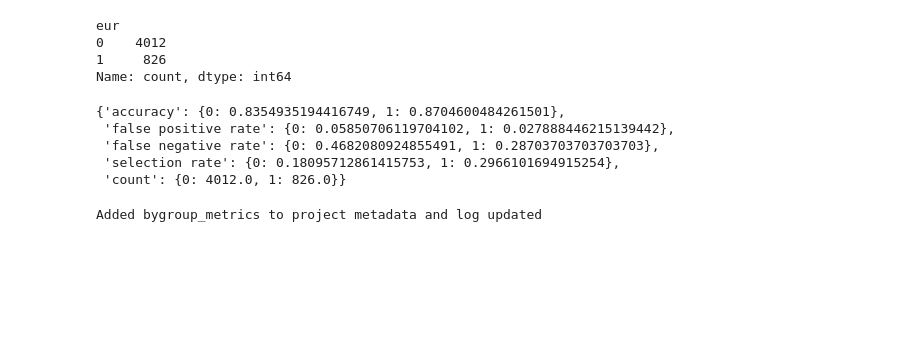
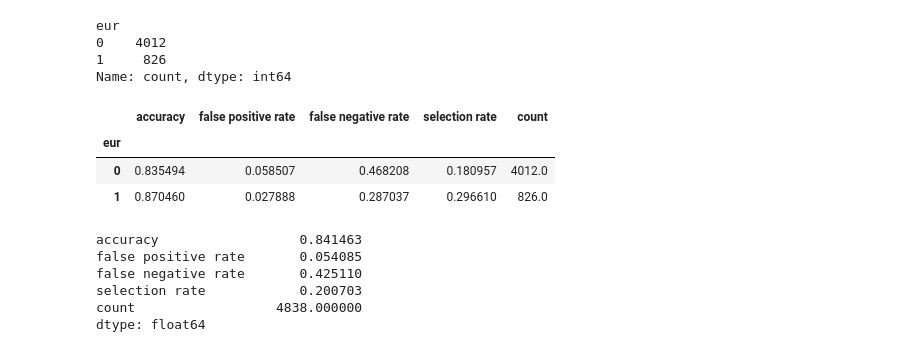
Before and after one commit to asabuncuoglu13/faid, a Jupyter notebook: demos/sentiment-analysis/demo-finbert.ipynb, the cells around one changed output. Drawn from its saved outputs; the diff is of its cells as text; code cells hidden in the pictures; blank space fills up the shorter version.

```diff
--- a/demos/sentiment-analysis/demo-finbert.ipynb
+++ b/demos/sentiment-analysis/demo-finbert.ipynb
@@ -513,15 +470,20 @@ metric_frame = MetricFrame(
     sensitive_features=sensitive_features
 )
 # %%
-results = metric_frame.by_group.to_dict()
+results = metric_frame.by_group
 results
 # %% [output]
-{'accuracy': {0: 0.8354935194416749, 1: 0.8704600484261501},
- 'false positive rate': {0: 0.05850706119704102, 1: 0.027888446215139442},
- 'false negative rate': {0: 0.4682080924855491, 1: 0.28703703703703703},
- 'selection rate': {0: 0.18095712861415753, 1: 0.2966101694915254},
- 'count': {0: 4012.0, 1: 826.0}}
+|  | accuracy | false positive rate | false negative rate | selection rate | count |
+| eur |  |  |  |  |  |
+| 0 | 0.835494 | 0.058507 | 0.468208 | 0.180957 | 4012.0 |
+| 1 | 0.870460 | 0.027888 | 0.287037 | 0.296610 | 826.0 |
-# %%
-ctx.add_entry("bygroup_metrics", results)
-# %% [output]
-Added bygroup_metrics to project metadata and log updated
+# %%
+rover = metric_frame.overall
+rover
+# %% [output]
+accuracy                  0.841463
+false positive rate       0.054085
+false negative rate       0.425110
+selection rate            0.200703
+count                  4838.000000
+dtype: float64
```
Also changed, not shown: parts of 36 cells of this notebook, 12 other files.
